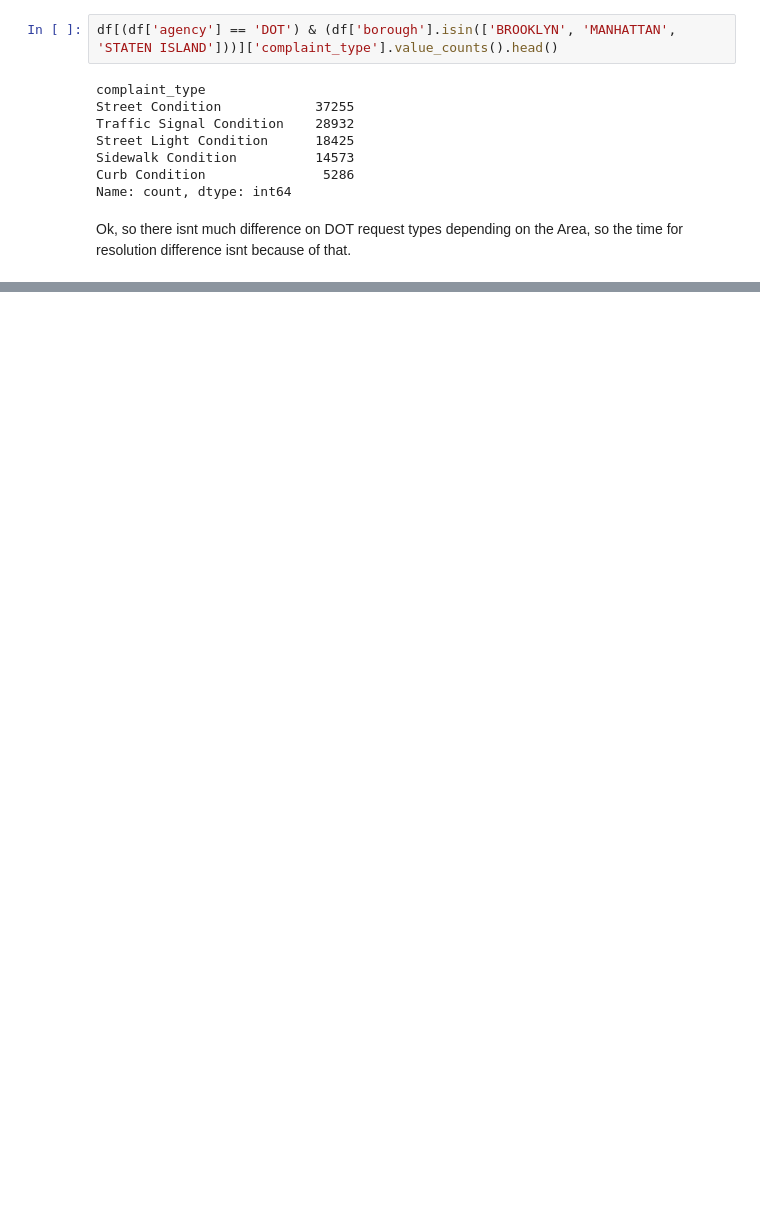
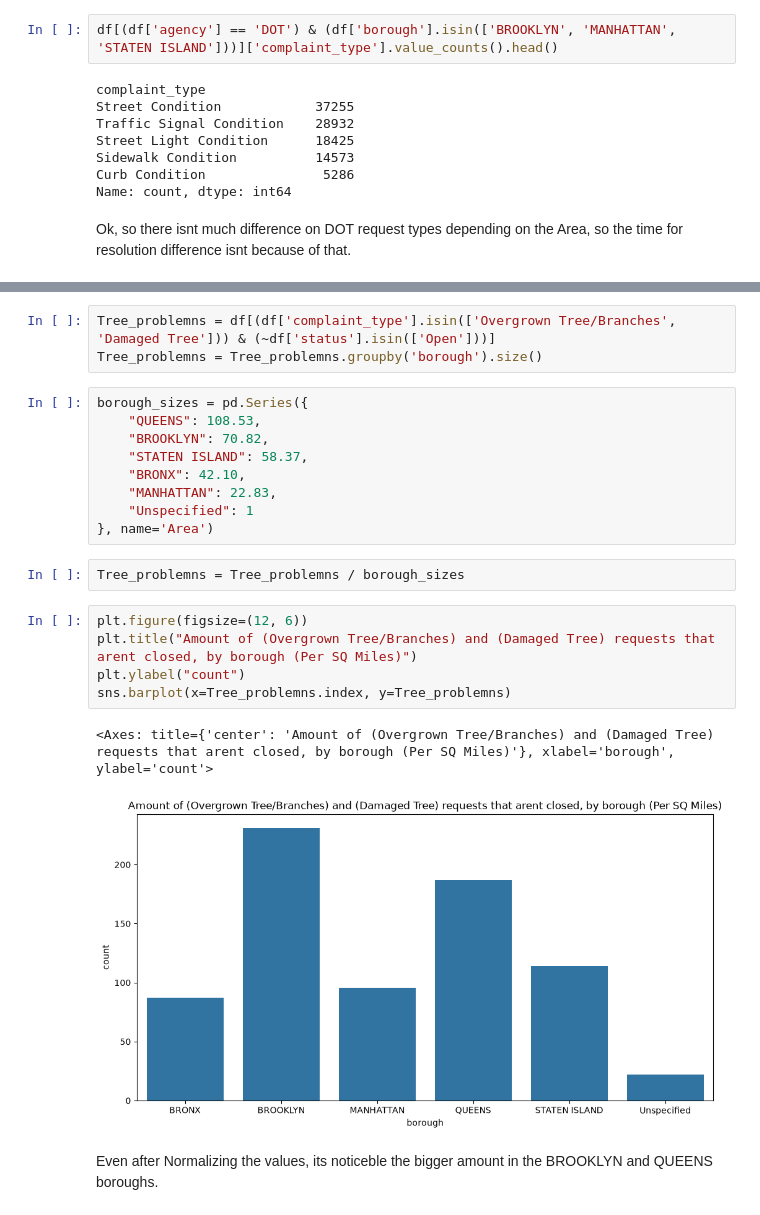
Before and after one commit to GustavoSerafim12/NYC311-2025-EDA, a Jupyter notebook: nyc311_eda.ipynb, the cells around one changed output, grey strips where cells are left out. Cells and saved outputs as stored; diff of their text form; blank space fills up the shorter version.

```diff
--- a/nyc311_eda.ipynb
+++ b/nyc311_eda.ipynb
@@ -500,0 +510,24 @@ Ok, so the agency with most open requests is by far DOB (Department of Buildings
+# %%
+Tree_problemns = df[(df['complaint_type'].isin(['Overgrown Tree/Branches', 'Damaged Tree'])) & (~df['status'].isin(['Open']))]
+Tree_problemns = Tree_problemns.groupby('borough').size()
+# %%
+borough_sizes = pd.Series({
+    "QUEENS": 108.53,
+    "BROOKLYN": 70.82,
+    "STATEN ISLAND": 58.37,
+    "BRONX": 42.10,
+    "MANHATTAN": 22.83,
+    "Unspecified": 1
+}, name='Area')
+# %%
+Tree_problemns = Tree_problemns / borough_sizes
+# %%
+plt.figure(figsize=(12, 6))
+plt.title("Amount of (Overgrown Tree/Branches) and (Damaged Tree) requests that arent closed, by borough (Per SQ Miles)")
+plt.ylabel("count")
+sns.barplot(x=Tree_problemns.index, y=Tree_problemns)
+# %% [output]
+<Axes: title={'center': 'Amount of (Overgrown Tree/Branches) and (Damaged Tree) requests that arent closed, by borough (Per SQ Miles)'}, xlabel='borough', ylabel='count'>
+[figure, added]
+# %% [markdown]
+Even after Normalizing the values, its noticeble the bigger amount in the BROOKLYN and QUEENS boroughs.
```
Also changed, not shown: parts of 18 cells of this notebook.
